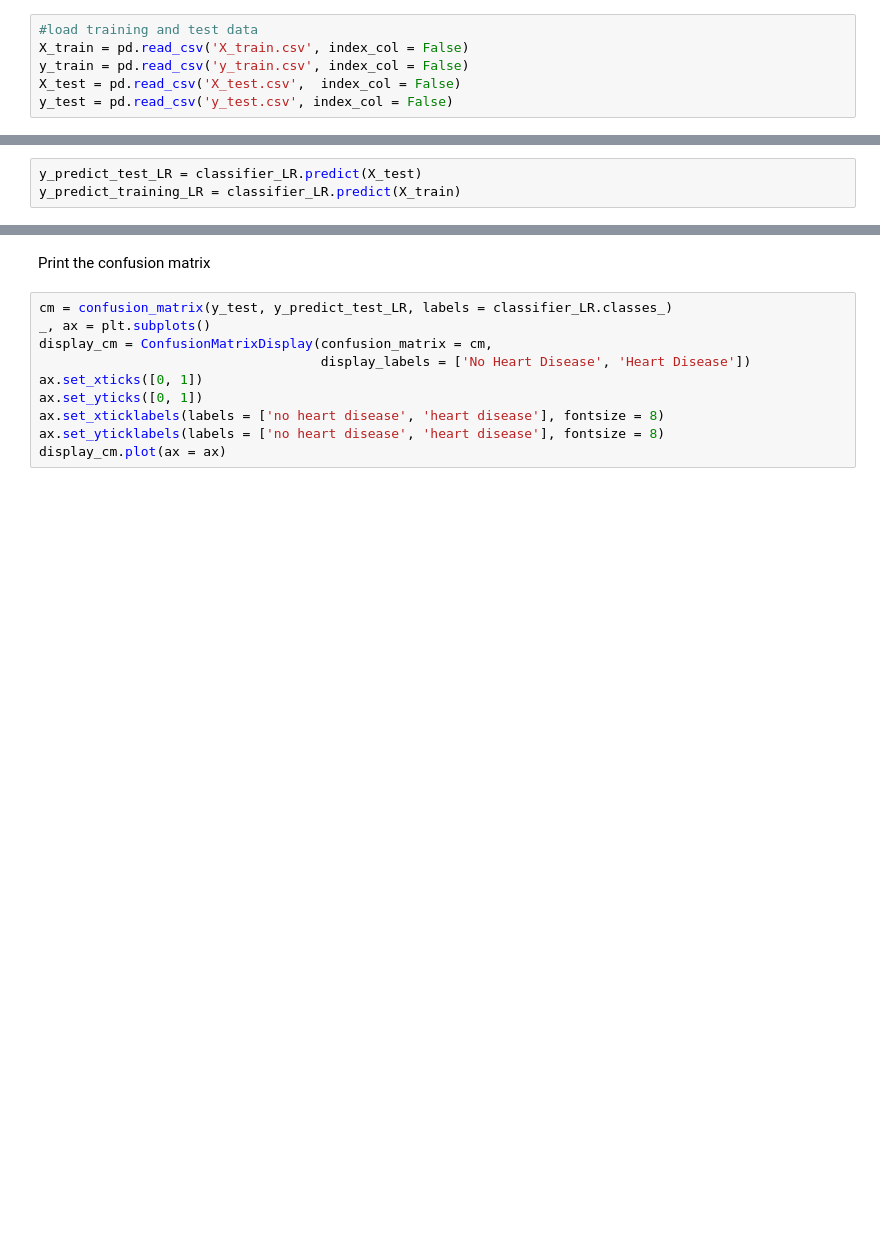
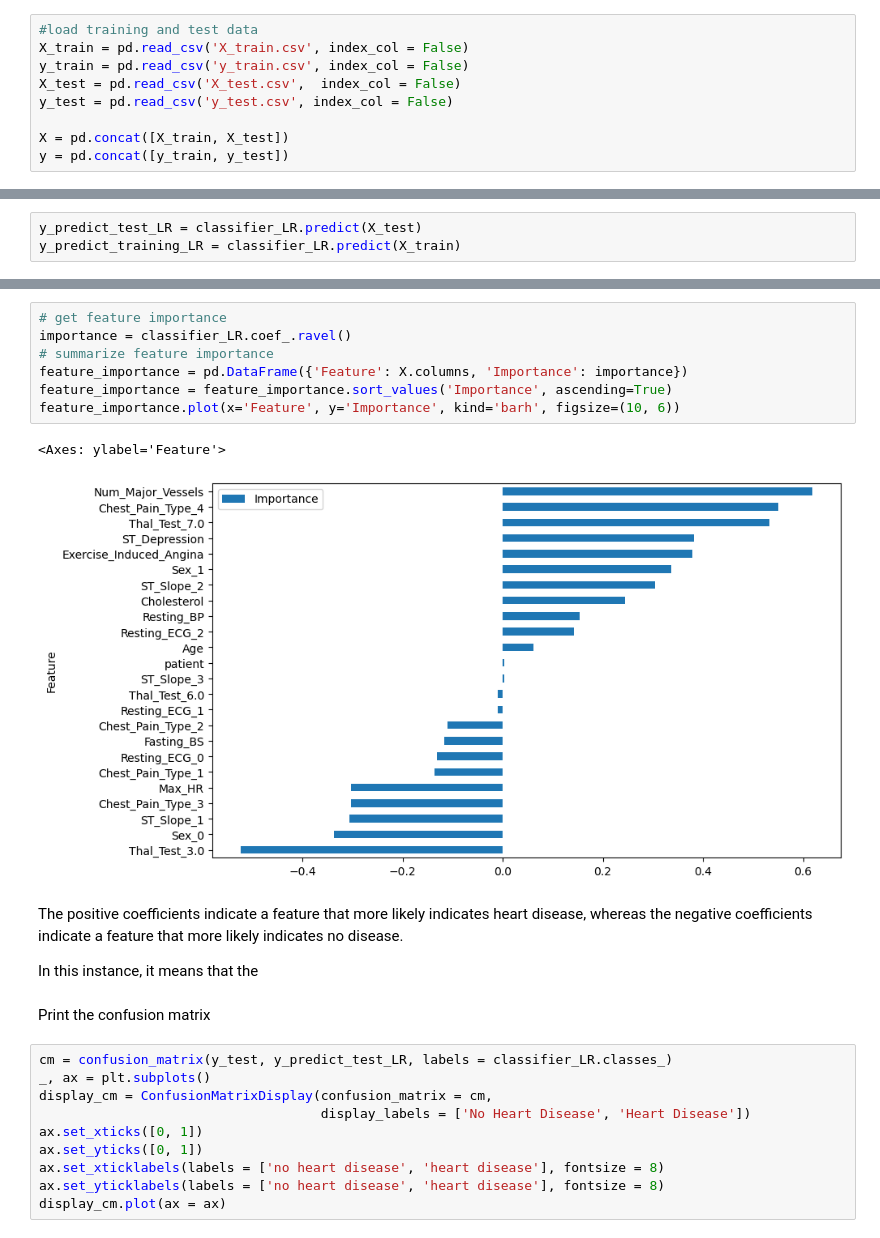
Before and after one commit to QMeier/heart-disease-capstone, a Jupyter notebook: 5_modeling.ipynb, the cells around one changed output, grey strips where cells are left out. Drawn from its saved outputs; the diff is of its cells as text; blank space fills up the shorter version.

```diff
--- a/5_modeling.ipynb
+++ b/5_modeling.ipynb
@@ -21,3 +25,6 @@ X_train = pd.read_csv('X_train.csv', index_col = False)
 y_train = pd.read_csv('y_train.csv', index_col = False)
 X_test = pd.read_csv('X_test.csv',  index_col = False)
 y_test = pd.read_csv('y_test.csv', index_col = False)
+
+X = pd.concat([X_train, X_test])
+y = pd.concat([y_train, y_test])
@@ -47,3 +91,17 @@ print("[Training] Accuracy score LR: (y_train, y_predict_training)",
+# %%
+# get feature importance
+importance = classifier_LR.coef_.ravel()
+# summarize feature importance
+feature_importance = pd.DataFrame({'Feature': X.columns, 'Importance': importance})
+feature_importance = feature_importance.sort_values('Importance', ascending=True)
+feature_importance.plot(x='Feature', y='Importance', kind='barh', figsize=(10, 6))
+# %% [output]
+<Axes: ylabel='Feature'>
+[figure, added]
+# %% [markdown]
+The positive coefficients indicate a feature that more likely indicates heart disease, whereas the negative coefficients indicate a feature that more likely indicates no disease.
+
+In this instance, it means that the
 # %% [markdown]
 Print the confusion matrix
 # %%
```
Also changed, not shown: parts of 53 cells of this notebook, 8 other files.
